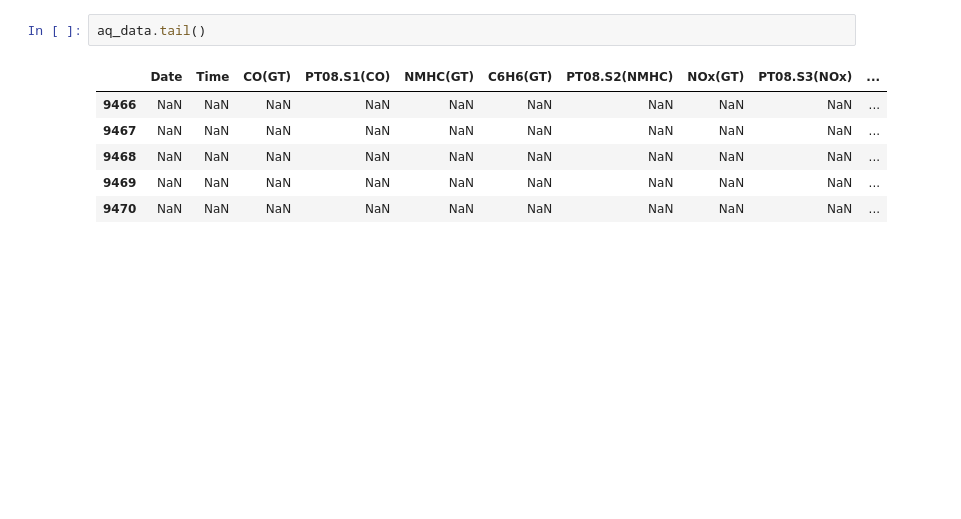
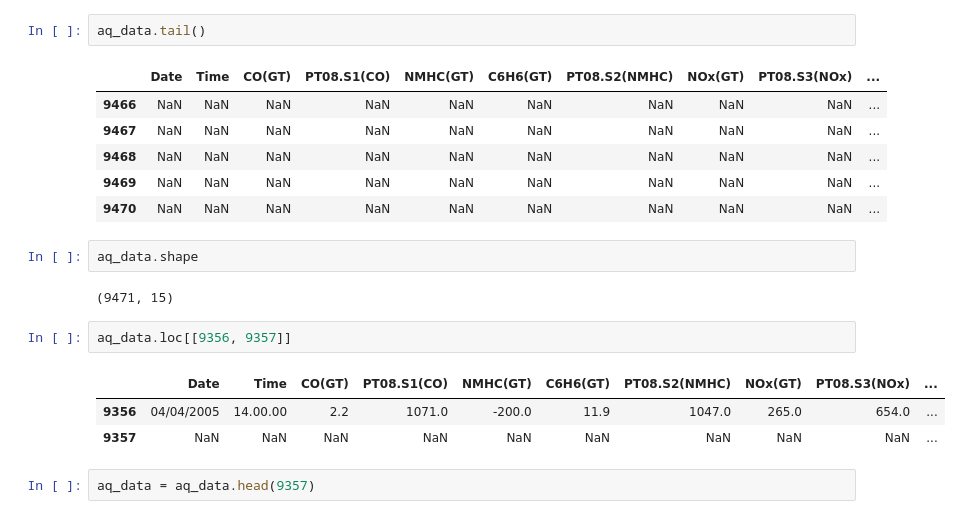
Before and after one commit to krishparmar003/AQI-Prediction-using-ML, a Jupyter notebook: AQIpred_model.ipynb, the cells around one changed output. Cells and saved outputs as stored; diff of their text form; blank space fills up the shorter version.

```diff
--- a/AQIpred_model.ipynb
+++ b/AQIpred_model.ipynb
@@ -55,3 +55,15 @@ aq_data.tail()
 | 9468 | NaN | NaN | NaN | NaN | NaN | NaN | NaN | NaN | NaN | ... |
 | 9469 | NaN | NaN | NaN | NaN | NaN | NaN | NaN | NaN | NaN | ... |
 | 9470 | NaN | NaN | NaN | NaN | NaN | NaN | NaN | NaN | NaN | ... |
+# %%
+aq_data.shape
+# %% [output]
+(9471, 15)
+# %%
+aq_data.loc[[9356, 9357]]
+# %% [output]
+|  | Date | Time | CO(GT) | PT08.S1(CO) | NMHC(GT) | C6H6(GT) | PT08.S2(NMHC) | NOx(GT) | PT08.S3(NOx) | ... |
+| 9356 | 04/04/2005 | 14.00.00 | 2.2 | 1071.0 | -200.0 | 11.9 | 1047.0 | 265.0 | 654.0 | ... |
+| 9357 | NaN | NaN | NaN | NaN | NaN | NaN | NaN | NaN | NaN | ... |
+# %%
+aq_data = aq_data.head(9357)
```
Also changed, not shown: parts of 4 cells of this notebook.
